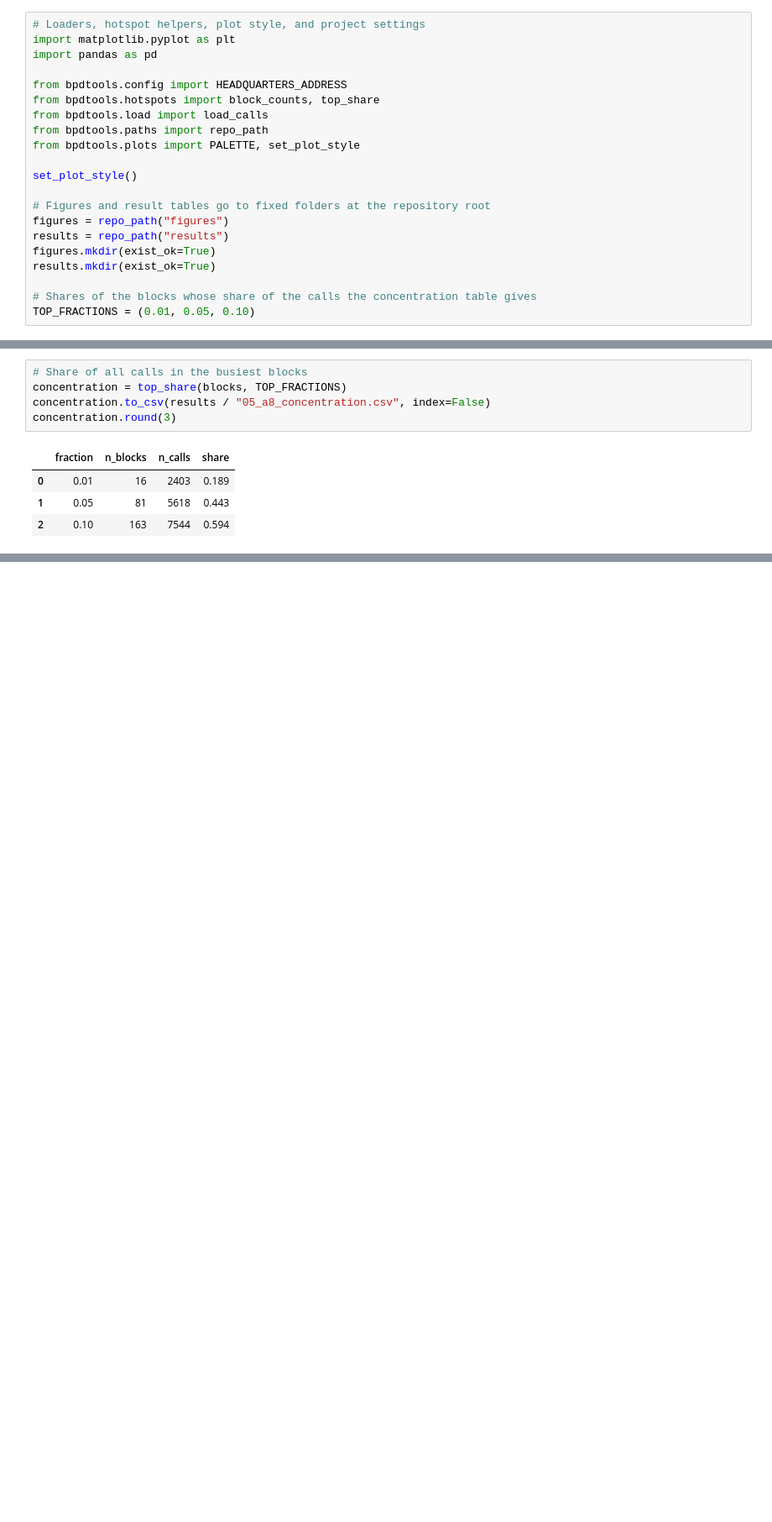
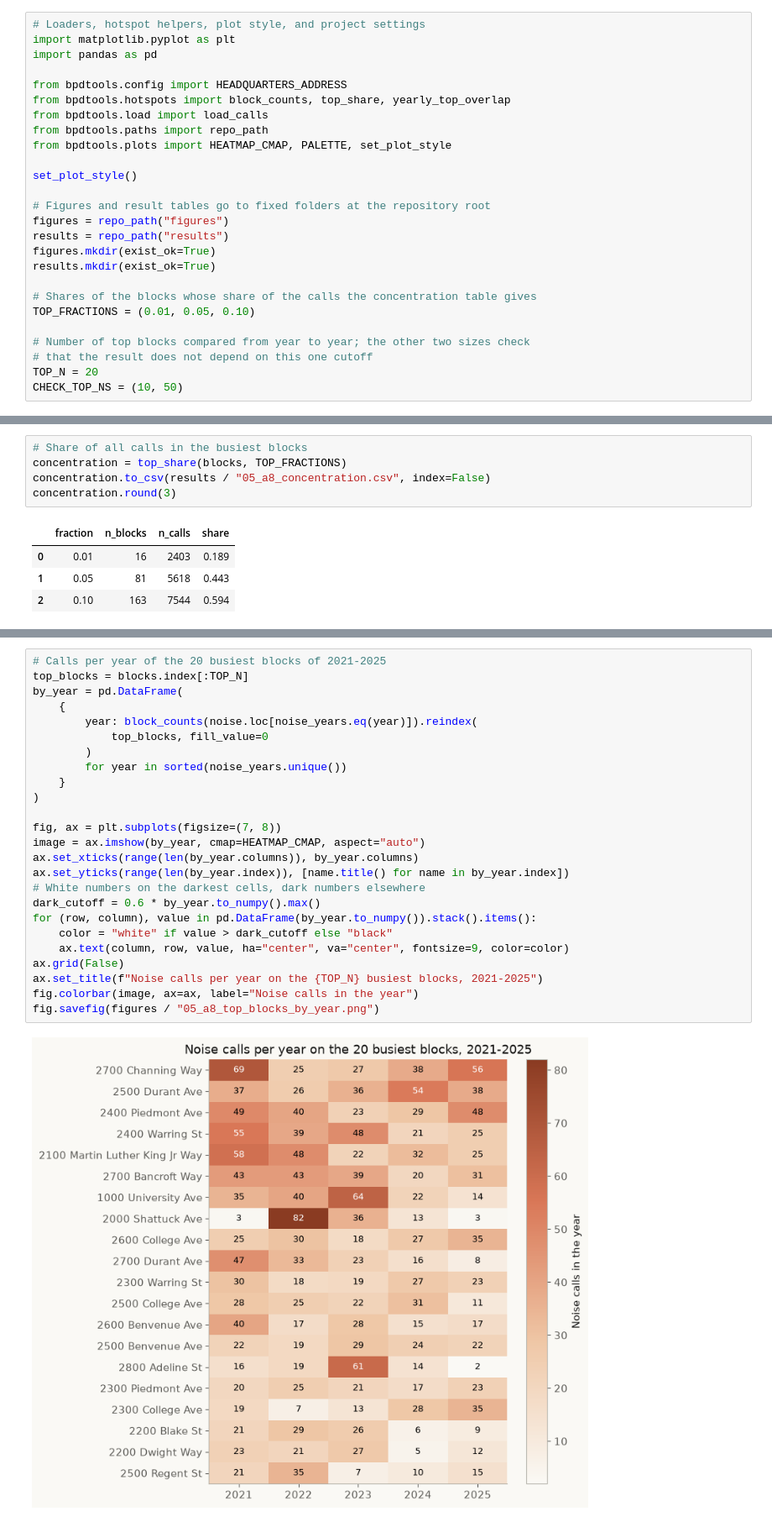
Before and after one commit to UCB-stat159-f26/final-project-team-16, a Jupyter notebook: notebooks/05_noise_hotspots.ipynb, the cells around one changed output, grey strips where cells are left out. Shown at 84% size. Saved outputs shown, nothing was run; the diff lists cells and outputs as text; blank space fills up the shorter version.

```diff
--- a/notebooks/05_noise_hotspots.ipynb
+++ b/notebooks/05_noise_hotspots.ipynb
@@ -12,10 +12,10 @@ import matplotlib.pyplot as plt
 import pandas as pd
 
 from bpdtools.config import HEADQUARTERS_ADDRESS
-from bpdtools.hotspots import block_counts, top_share
+from bpdtools.hotspots import block_counts, top_share, yearly_top_overlap
 from bpdtools.load import load_calls
 from bpdtools.paths import repo_path
-from bpdtools.plots import PALETTE, set_plot_style
+from bpdtools.plots import HEATMAP_CMAP, PALETTE, set_plot_style
 
 set_plot_style()
 
@@ -27,6 +27,11 @@ results.mkdir(exist_ok=True)
 
 # Shares of the blocks whose share of the calls the concentration table gives
 TOP_FRACTIONS = (0.01, 0.05, 0.10)
+
+# Number of top blocks compared from year to year; the other two sizes check
+# that the result does not depend on this one cutoff
+TOP_N = 20
+CHECK_TOP_NS = (10, 50)
 # %% [markdown]
 ## Noise calls
 
@@ -144,0 +194,27 @@ fig.savefig(figures / "05_a8_concentration.png")
+# %%
+# Calls per year of the 20 busiest blocks of 2021-2025
+top_blocks = blocks.index[:TOP_N]
+by_year = pd.DataFrame(
+    {
+        year: block_counts(noise.loc[noise_years.eq(year)]).reindex(
+            top_blocks, fill_value=0
+        )
+        for year in sorted(noise_years.unique())
+    }
+)
+
+fig, ax = plt.subplots(figsize=(7, 8))
+image = ax.imshow(by_year, cmap=HEATMAP_CMAP, aspect="auto")
+ax.set_xticks(range(len(by_year.columns)), by_year.columns)
+ax.set_yticks(range(len(by_year.index)), [name.title() for name in by_year.index])
+# White numbers on the darkest cells, dark numbers elsewhere
+dark_cutoff = 0.6 * by_year.to_numpy().max()
+for (row, column), value in pd.DataFrame(by_year.to_numpy()).stack().items():
+    color = "white" if value > dark_cutoff else "black"
+    ax.text(column, row, value, ha="center", va="center", fontsize=9, color=color)
+ax.grid(False)
+ax.set_title(f"Noise calls per year on the {TOP_N} busiest blocks, 2021-2025")
+fig.colorbar(image, ax=ax, label="Noise calls in the year")
+fig.savefig(figures / "05_a8_top_blocks_by_year.png")
+# %% [output]
+[figure, added]
```
Also changed, not shown: parts of 3 cells of this notebook, 2 other files.
